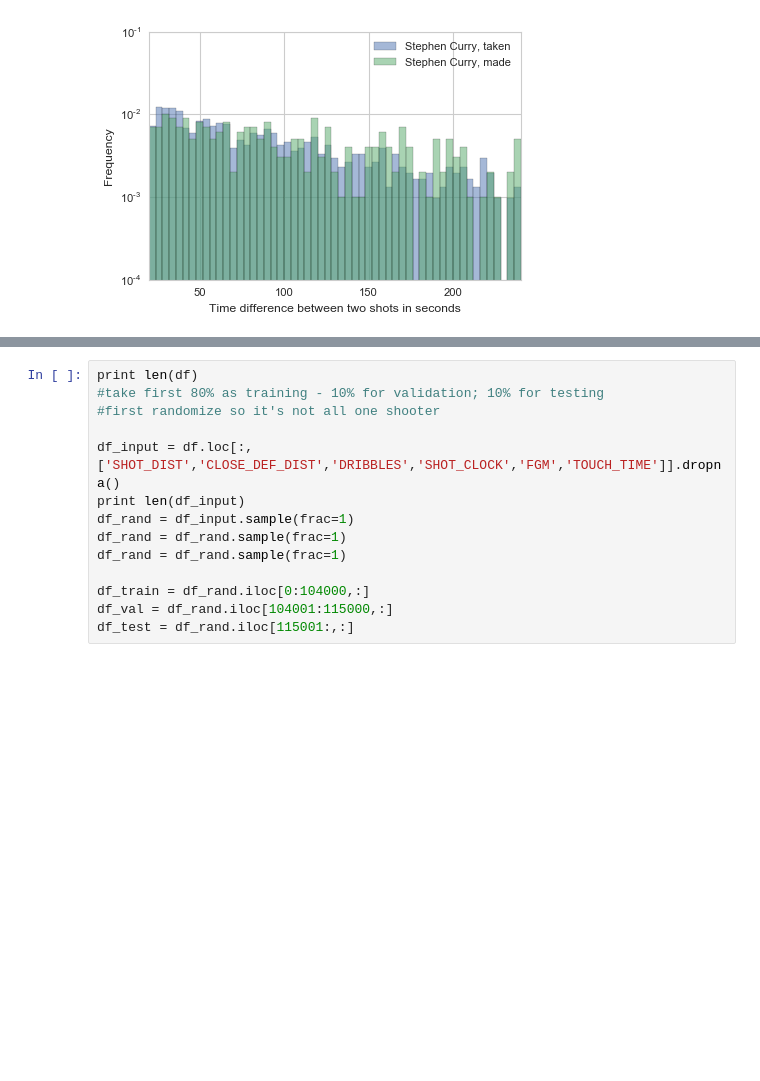
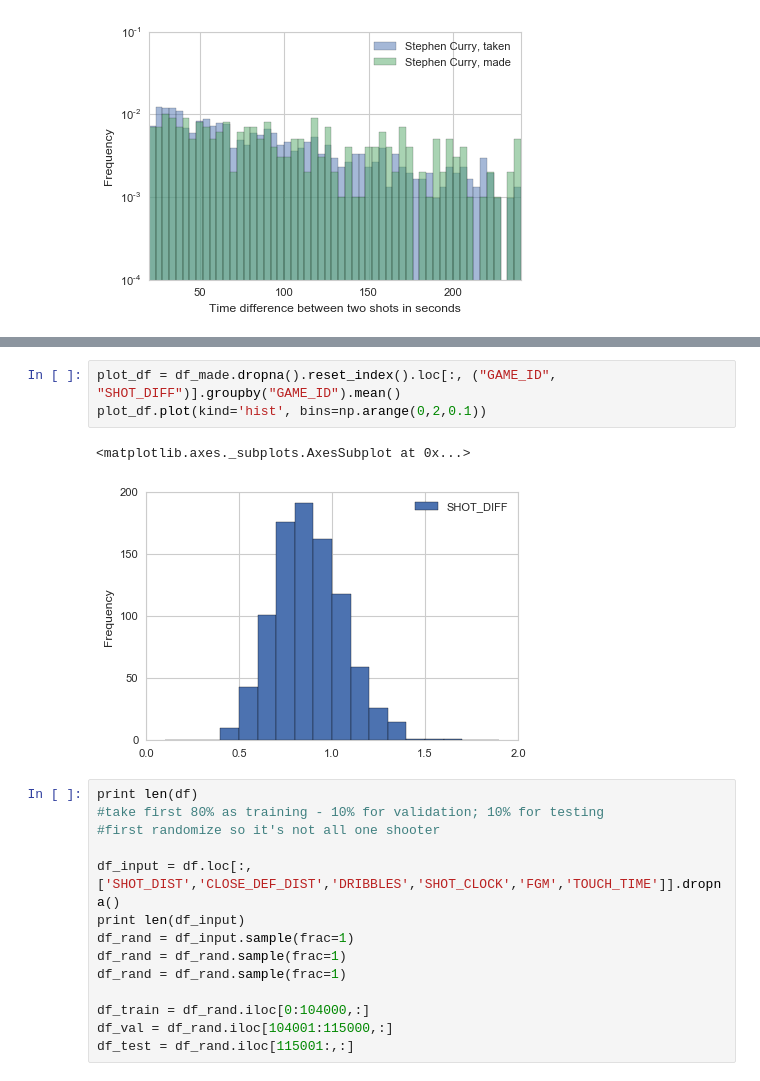
Before and after one commit to apbecker/NBA-Data, a Jupyter notebook: Scripts/PlayingWithTheData.ipynb, the cells around one changed output, grey strips where cells are left out. Drawn from its saved outputs; the diff is of its cells as text; blank space fills up the shorter version.

```diff
--- a/Scripts/PlayingWithTheData.ipynb
+++ b/Scripts/PlayingWithTheData.ipynb
@@ -350,3 +365,9 @@ df_made.columns = ["SHOT_DIFF", "TIME_DIFF"]
+# %%
+plot_df = df_made.dropna().reset_index().loc[:, ("GAME_ID", "SHOT_DIFF")].groupby("GAME_ID").mean()
+plot_df.plot(kind='hist', bins=np.arange(0,2,0.1))
+# %% [output]
+<matplotlib.axes._subplots.AxesSubplot at 0x...>
+[figure, added]
 # %%
 print len(df)
 #take first 80% as training - 10% for validation; 10% for testing
```
Also changed, not shown: parts of 3 cells of this notebook.
